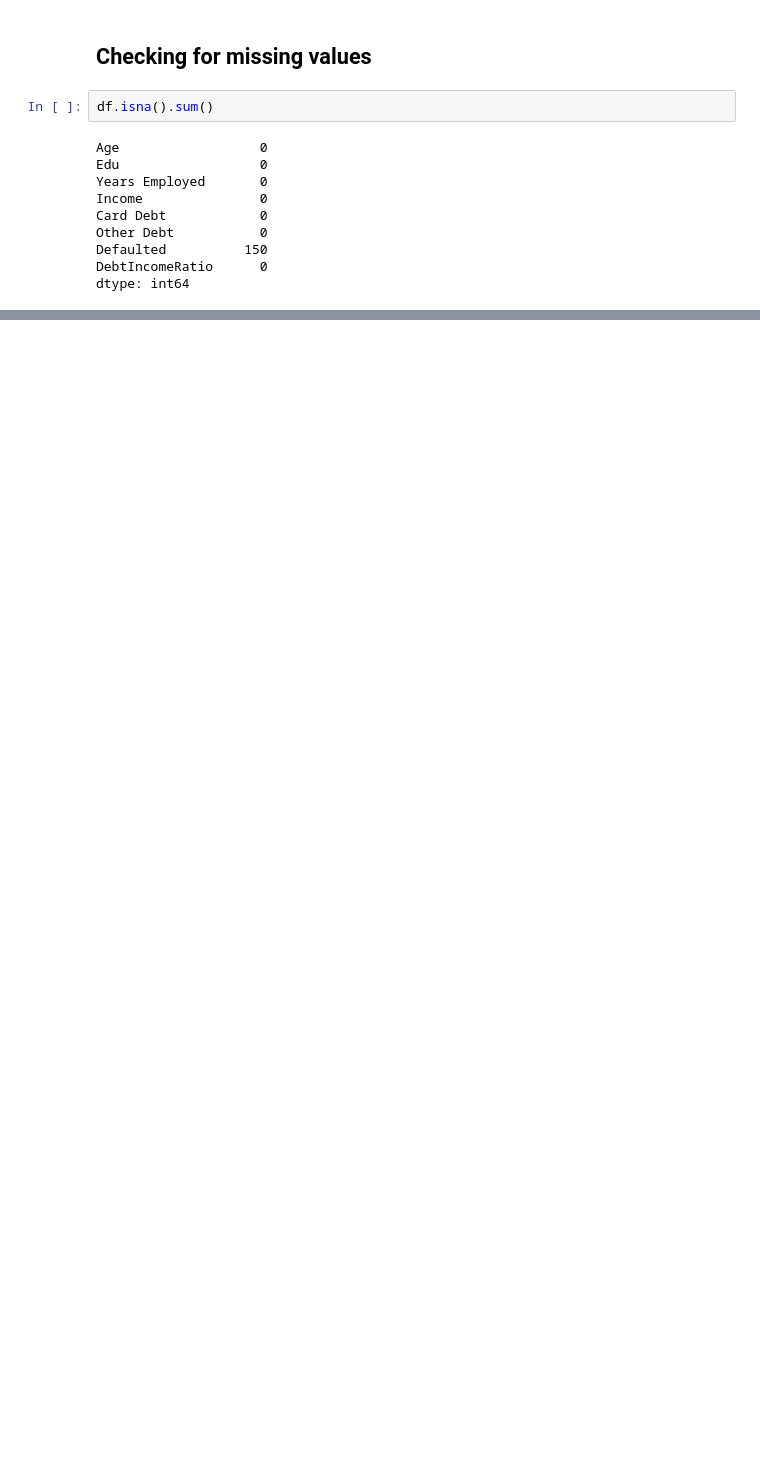
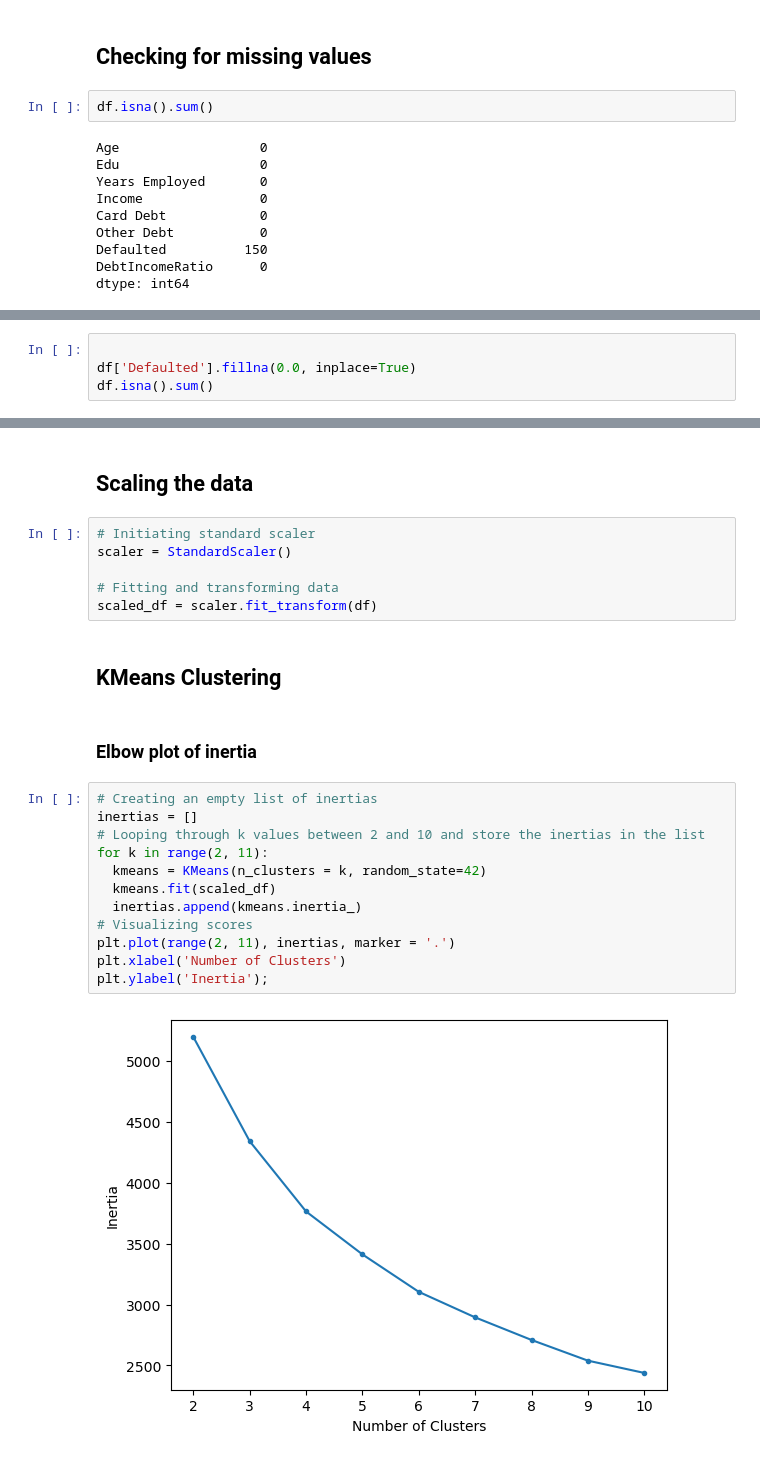
Before and after one commit to farisassallami/Credit-Card-Customer-Segmentation, a Jupyter notebook: Credit Card Segmentation .ipynb, the cells around one changed output, grey strips where cells are left out. Drawn from its saved outputs; the diff is of its cells as text; blank space fills up the shorter version.

Commit message:
silhouette score and elbow plot

```diff
--- a/Credit Card Segmentation .ipynb
+++ b/Credit Card Segmentation .ipynb
@@ -96,0 +104,4 @@ There are 150 missing values in Defaulted.
+# %%
+
+df['Defaulted'].fillna(0.0, inplace=True)
+df.isna().sum()
@@ -96,0 +118,26 @@ There are 150 missing values in Defaulted.
+# %% [markdown]
+## Scaling the data
+# %%
+# Initiating standard scaler
+scaler = StandardScaler()
+
+# Fitting and transforming data
+scaled_df = scaler.fit_transform(df)
+# %% [markdown]
+## KMeans Clustering
+# %% [markdown]
+### Elbow plot of inertia
+# %%
+# Creating an empty list of inertias
+inertias = []
+# Looping through k values between 2 and 10 and store the inertias in the list
+for k in range(2, 11):
+  kmeans = KMeans(n_clusters = k, random_state=42)
+  kmeans.fit(scaled_df)
+  inertias.append(kmeans.inertia_)
+# Visualizing scores
+plt.plot(range(2, 11), inertias, marker = '.')
+plt.xlabel('Number of Clusters')
+plt.ylabel('Inertia');
+# %% [output]
+[figure, added]
```
Also changed, not shown: parts of 7 cells of this notebook, 1 other file.
